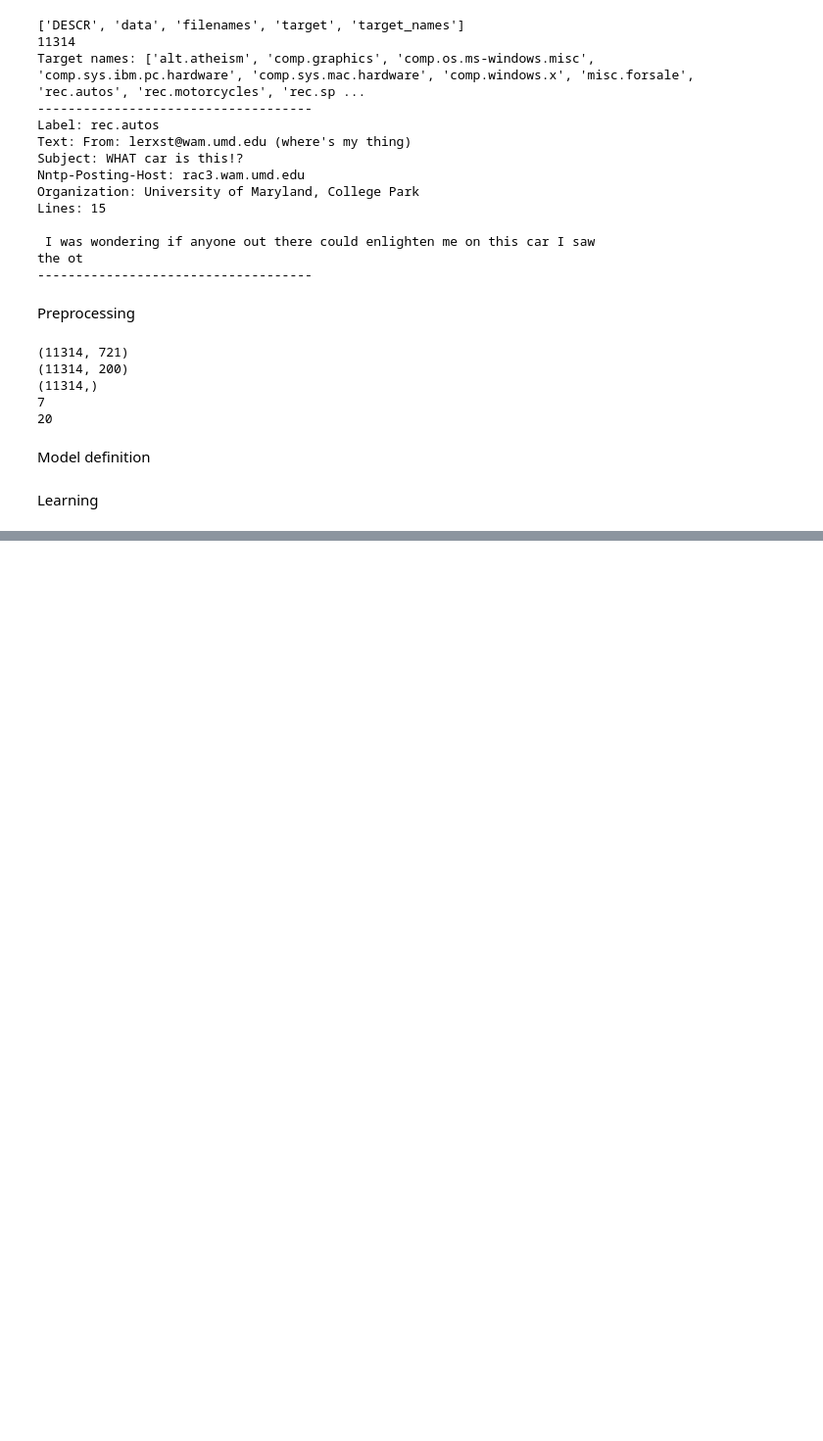
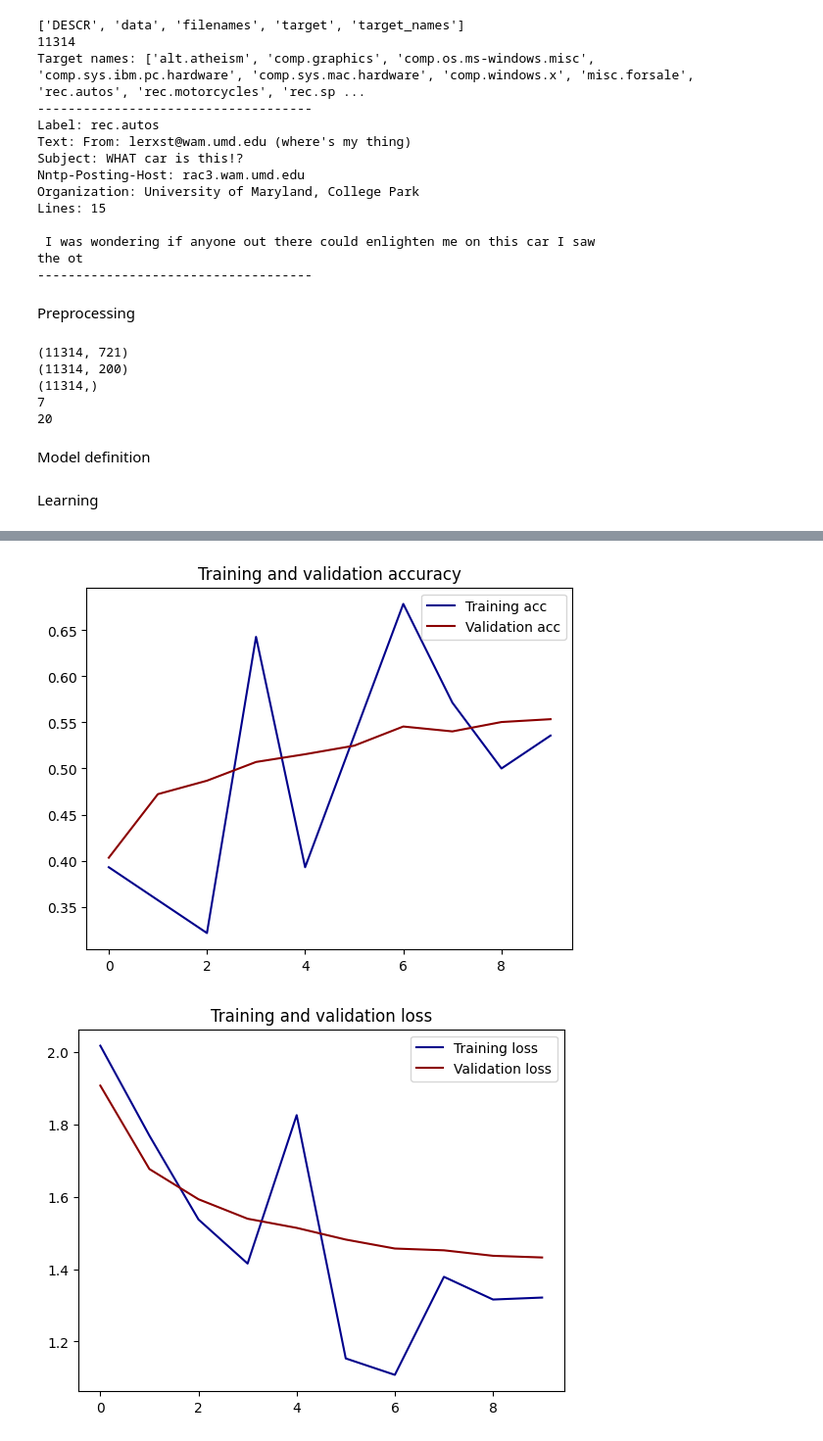
Before and after one commit to zalewski26/data-mining-2023, a Jupyter notebook: neuralnetworks/neural_torch_light.ipynb, the cells around one changed output, grey strips where cells are left out. Shown: that part at 98% size. Cells and saved outputs as stored; diff of their text form; code cells hidden in the pictures; blank space fills up the shorter version.

Commit message:
history change

```diff
--- a/neuralnetworks/neural_torch_light.ipynb
+++ b/neuralnetworks/neural_torch_light.ipynb
@@ -136,7 +157,6 @@ lr = 0.001
 loss_function = nn.CrossEntropyLoss()
 k_folds = 5
 
-
 data_tensor = torch.from_numpy(train_data.toarray()).float()
 labels_tensor = torch.from_numpy(train_labels).long()
 dataset = TensorDataset(data_tensor, labels_tensor)
@@ -144,25 +164,17 @@ dataset = TensorDataset(data_tensor, labels_tensor)
 kfold = KFold(n_splits=k_folds, shuffle=True, random_state=42)
 val_accuracies = []
 for fold, (train_ids, val_ids) in enumerate(kfold.split(data_tensor)):
-    print(f'Fold: {fold}')
-
-    train_loader = DataLoader(
-                      dataset,
-                      batch_size=batch_size,
-                      sampler=SubsetRandomSampler(train_ids))
-    val_loader = DataLoader(
-                    dataset,
-                    batch_size=batch_size,
-                    sampler=SubsetRandomSampler(val_ids))
+    print(f"Fold: {fold}")
+    train_loader = DataLoader(dataset, batch_size=batch_size, sampler=SubsetRandomSampler(train_ids), num_workers=7)
+    val_loader = DataLoader(dataset, batch_size=batch_size, sampler=SubsetRandomSampler(val_ids), num_workers=7)
 
     network = SimpleNet(input_size, output_size)
     model = DenseTextClassifier(network=network, loss_function=loss_function, lr=lr)
 
-    trainer = Trainer(max_epochs=num_epochs)
+    trainer = Trainer(max_epochs=num_epochs, callbacks=[LitProgressBar()], num_sanity_val_steps=0)
     trainer.fit(model, train_loader, val_loader)
+    val_accuracies.append(model.history["val_acc"][-1])
 
-    val_accuracies.append(trainer.callback_metrics.get("val_acc"))
-
-average_val_accuracy = sum(val_accuracies) / len(val_accuracies)
-print(f'Average Validation Accuracy across {k_folds} folds: {average_val_accuracy:.4f}')
+average_val_accuracy = np.mean(val_accuracies)
+print(f"Average Validation Accuracy: {average_val_accuracy}")
 # %% [output]
@@ -261,0 +187,24 @@ Average Validation Accuracy across 5 folds: 0.4570
+# %%
+acc = model.history['train_acc']
+val_acc = model.history['val_acc']
+loss = model.history['train_loss']
+val_loss = model.history['val_loss']
+
+epochs = range(len(acc))
+
+plt.plot(epochs, acc, label='Training acc', color="darkblue")
+plt.plot(epochs, val_acc, label='Validation acc', color="darkred")
+plt.title('Training and validation accuracy')
+plt.legend()
+
+plt.figure()
+
+plt.plot(epochs, loss, label='Training loss', color="darkblue")
+plt.plot(epochs, val_loss, label='Validation loss', color="darkred")
+plt.title('Training and validation loss')
+plt.legend()
+
+plt.show()
+# %% [output]
+[figure, added]
+[figure, added]
```
Also changed, not shown: parts of 4 cells of this notebook, 2 other files.
